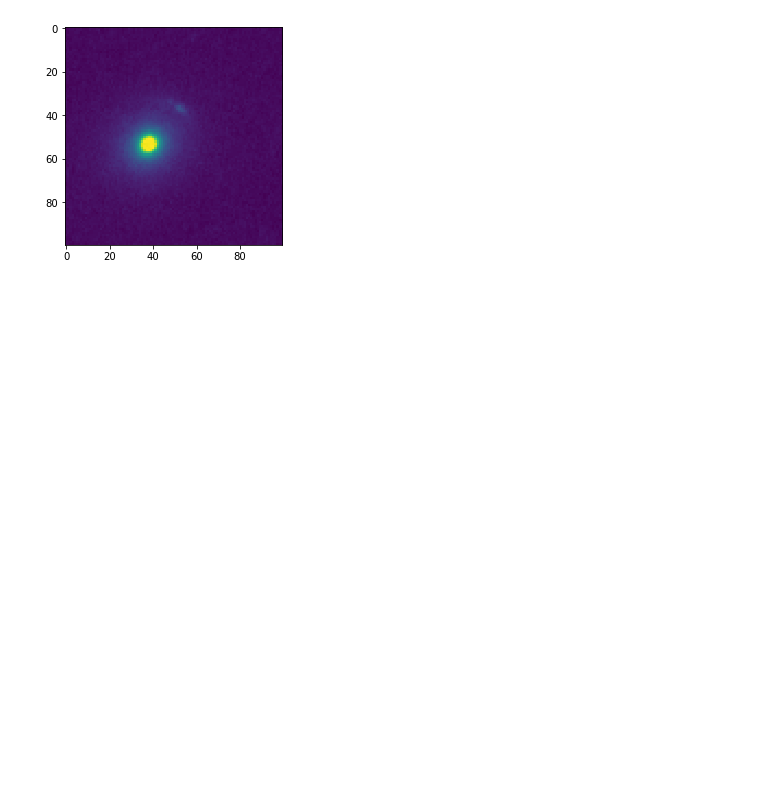
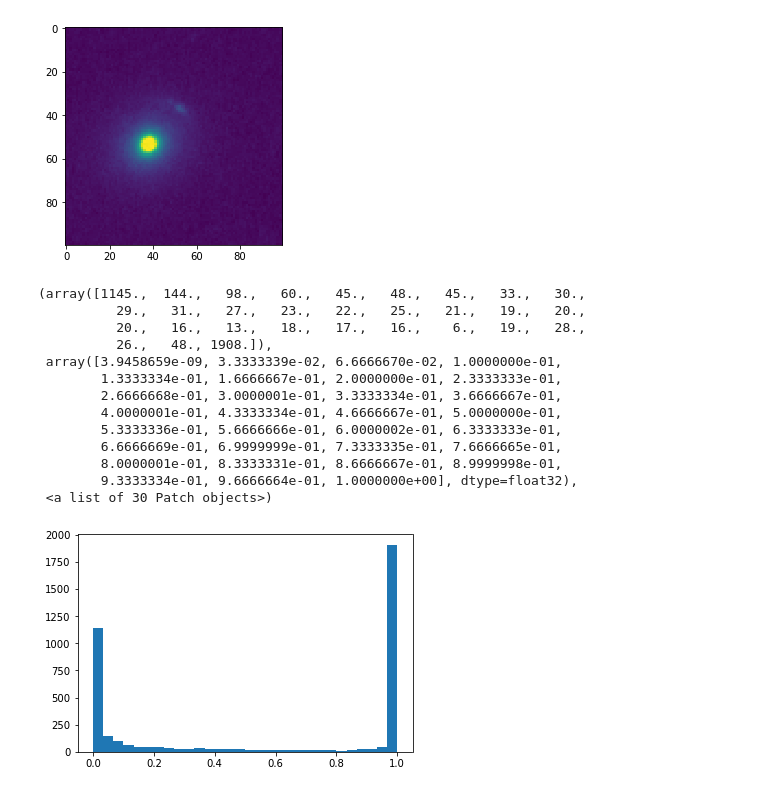
Before and after one commit to roberttoyonaga/HSTLens, a Jupyter notebook: HST_Lens_training_script_batchjob2.ipynb, the cells around one changed output. Cells and saved outputs as stored; diff of their text form; code cells hidden in the pictures; blank space fills up the shorter version.

```diff
--- a/HST_Lens_training_script_batchjob2.ipynb
+++ b/HST_Lens_training_script_batchjob2.ipynb
@@ -430,7 +413,7 @@ for filename in pos_list:
         y_real_test[count*2+1] = np.array([1])
         count+=1
 # %%
-predictions  = my_model._predict( x_combined_test, y= None, discrete = True)
+predictions  = my_model._predict( x_combined_test, y= None, discrete = False)
 tp =0.
 fp =0.
 fn=0.
@@ -464,3 +447,20 @@ plt.imshow(ims_real_test[7][0])
 # %% [output]
 <matplotlib.image.AxesImage at 0x...>
 [figure]
+# %%
+plt.hist(predictions,30)
+# %% [output]
+(array([1145.,  144.,   98.,   60.,   45.,   48.,   45.,   33.,   30.,
+          29.,   31.,   27.,   23.,   22.,   25.,   21.,   19.,   20.,
+          20.,   16.,   13.,   18.,   17.,   16.,    6.,   19.,   28.,
+          26.,   48., 1908.]),
+ array([3.9458659e-09, 3.3333339e-02, 6.6666670e-02, 1.0000000e-01,
+        1.3333334e-01, 1.6666667e-01, 2.0000000e-01, 2.3333333e-01,
+        2.6666668e-01, 3.0000001e-01, 3.3333334e-01, 3.6666667e-01,
+        4.0000001e-01, 4.3333334e-01, 4.6666667e-01, 5.0000000e-01,
+        5.3333336e-01, 5.6666666e-01, 6.0000002e-01, 6.3333333e-01,
+        6.6666669e-01, 6.9999999e-01, 7.3333335e-01, 7.6666665e-01,
+        8.0000001e-01, 8.3333331e-01, 8.6666667e-01, 8.9999998e-01,
+        9.3333334e-01, 9.6666664e-01, 1.0000000e+00], dtype=float32),
+ <a list of 30 Patch objects>)
+[figure, added]
```
Also changed, not shown: parts of 8 cells of this notebook, 21 other files.
